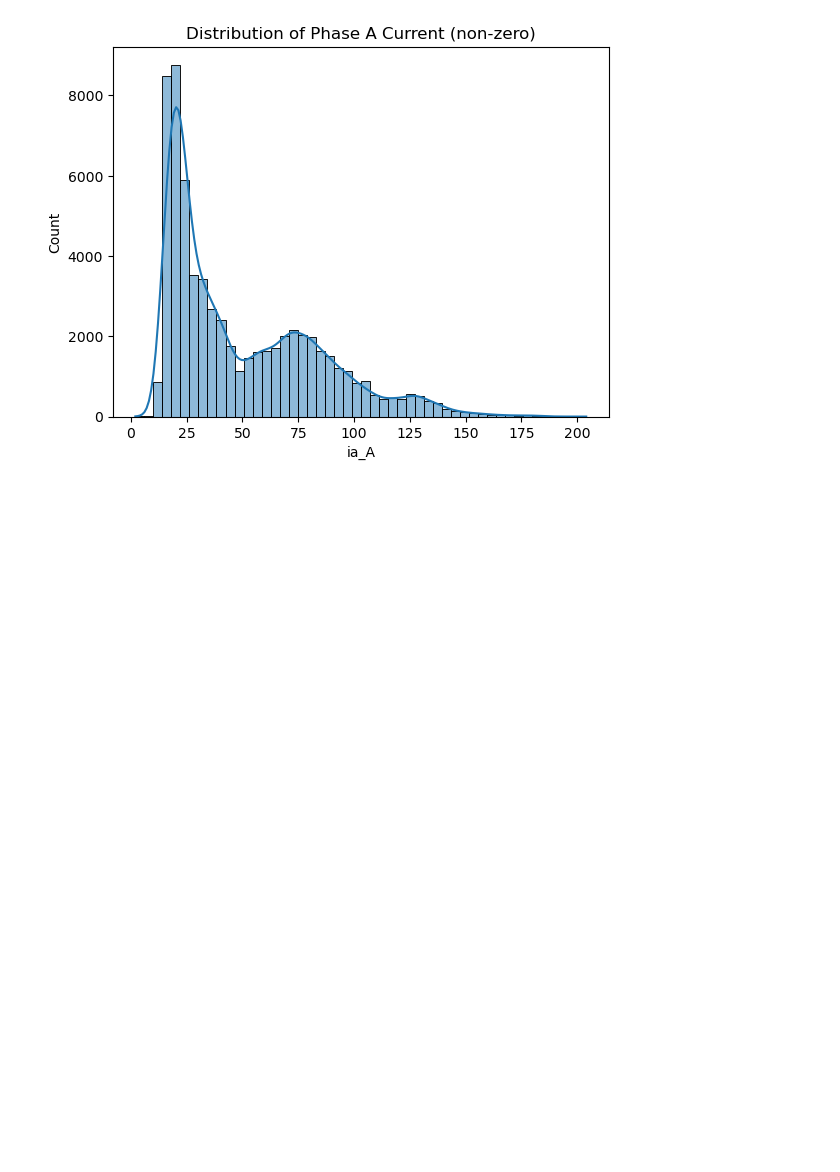
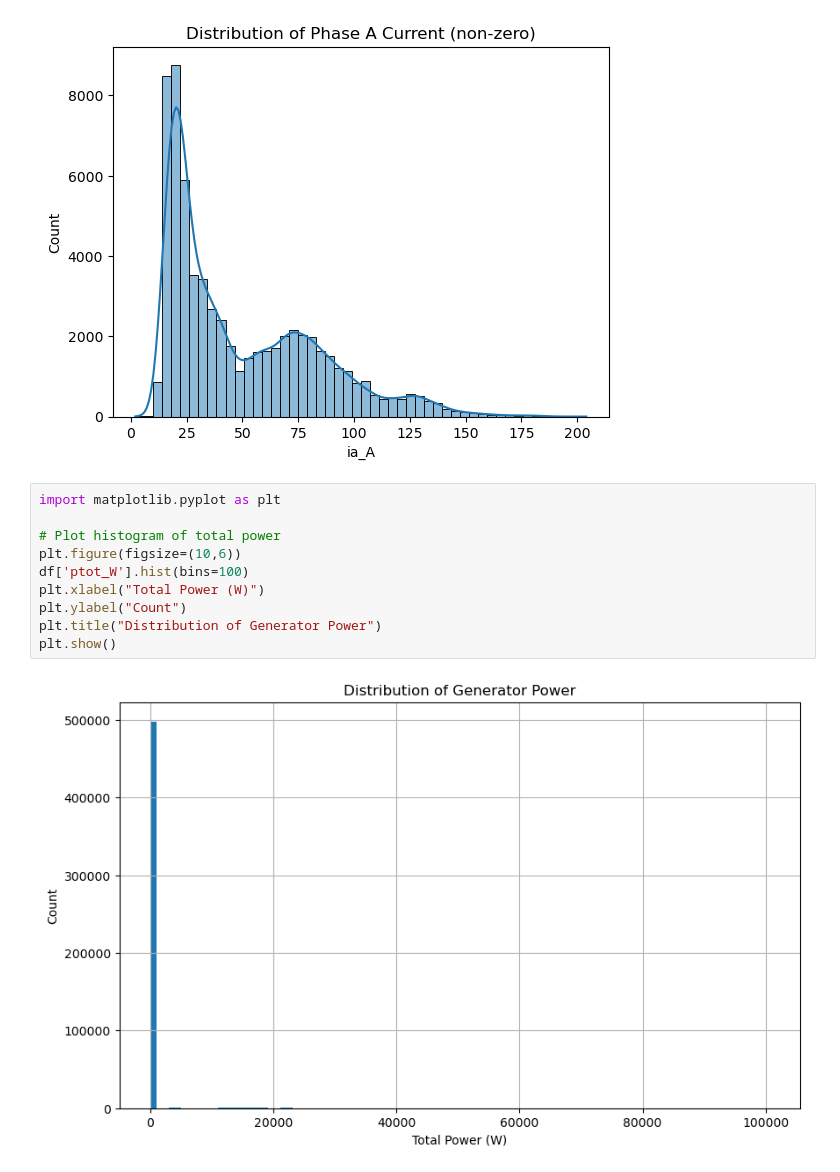
Before and after one commit to TarinaSnyman/PRJ_Generator-Monitoring-Solution_ML, a Jupyter notebook: Dataset/EDA_12318.ipynb, the cells around one changed output. Drawn from its saved outputs; the diff is of its cells as text; blank space fills up the shorter version.

```diff
--- a/Dataset/EDA_12318.ipynb
+++ b/Dataset/EDA_12318.ipynb
@@ -136,3 +136,15 @@ plt.title("Distribution of Phase A Current (non-zero)")
 plt.show()
 # %% [output]
 [figure]
+# %%
+import matplotlib.pyplot as plt
+
+# Plot histogram of total power
+plt.figure(figsize=(10,6))
+df['ptot_W'].hist(bins=100)
+plt.xlabel("Total Power (W)")
+plt.ylabel("Count")
+plt.title("Distribution of Generator Power")
+plt.show()
+# %% [output]
+[figure, added]
```
Also changed, not shown: parts of 1 cell of this notebook, 4 other files.
